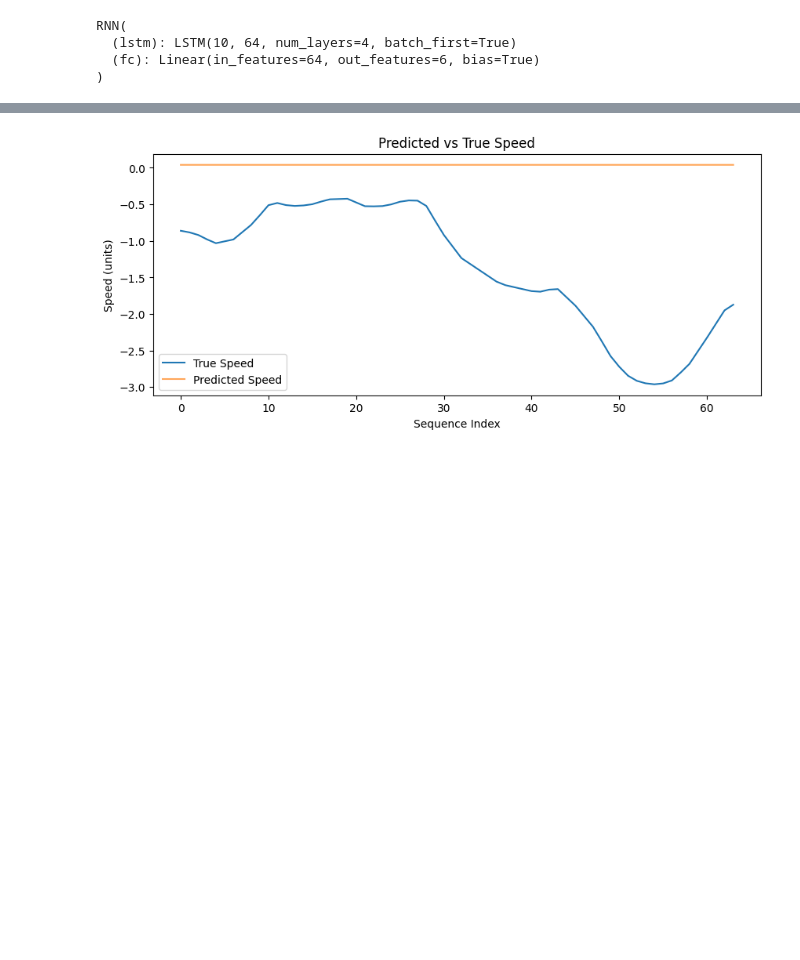
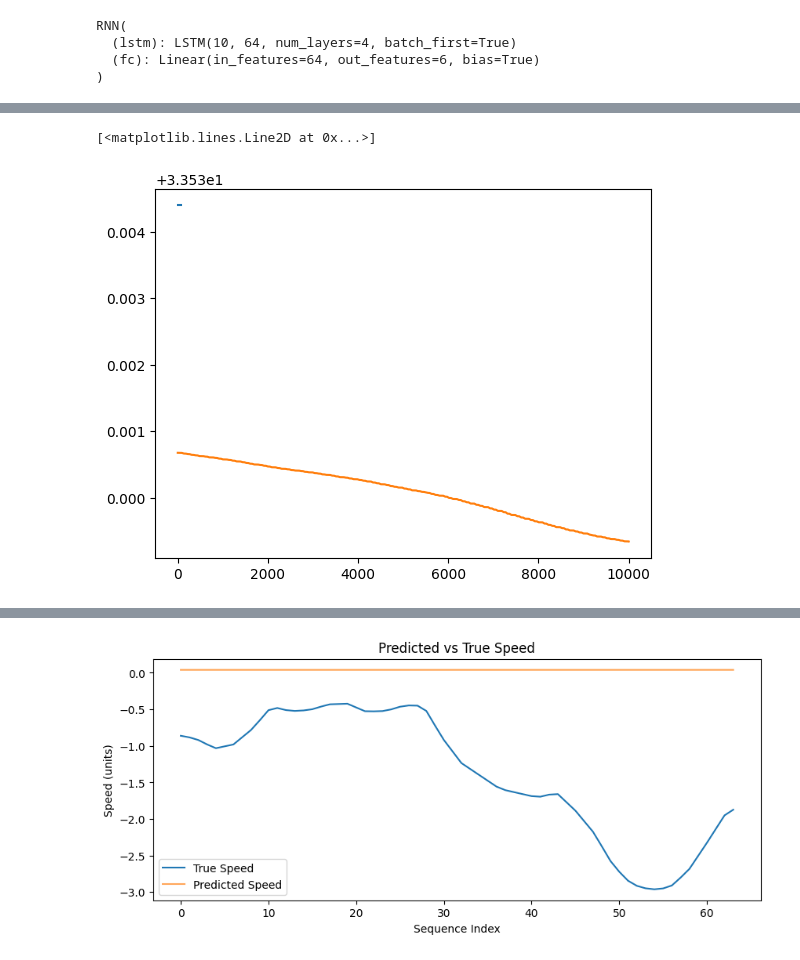
Before and after one commit to UBC-Solar/hack_the_track, a Jupyter notebook: backend/telemetry/data_optimiser_preprocessing.ipynb, the cells around one changed output, grey strips where cells are left out. Saved outputs shown, nothing was run; the diff lists cells and outputs as text; code cells hidden in the pictures; blank space fills up the shorter version.

```diff
--- a/backend/telemetry/data_optimiser_preprocessing.ipynb
+++ b/backend/telemetry/data_optimiser_preprocessing.ipynb
@@ -90,44 +90,10 @@ df_gps = pd.read_csv(r"C:\Users\sanar\PycharmProjects\hack_the_track\backend\R2_
 df_gps = df_gps[df_gps['original_vehicle_id'] == "GR86-022-13"]
 df_lat = df_gps[df_gps['telemetry_name'] == "VBOX_Lat_Min"]
 df_long = df_gps[df_gps['telemetry_name'] == "VBOX_Long_Minutes"]
-# %%
-import pandas as pd
-import numpy as np
-
-def extract_10s(df, start_ts, ts_col, sample_count):
-    df = df.copy()
-    # Convert timestamps safely, infer format, handle UTC
-    df[ts_col] = pd.to_datetime(df[ts_col], utc=True, errors='coerce')
-    start_ts = pd.to_datetime(start_ts, utc=True)
-
-    # drop any rows where parsing failed
-    df = df.dropna(subset=[ts_col]).sort_values(ts_col).reset_index(drop=True)
-    if df.empty:
-        raise ValueError("Dataframe has no valid timestamps after parsing.")
-
-    # find nearest timestamp to start_ts
-    diffs = (df[ts_col] - start_ts).abs()
-    nearest_idx = diffs.idxmin()
-
-    # slice sample_count rows starting from nearest index
-    end_idx = nearest_idx + sample_count
-    df_slice = df.iloc[nearest_idx:end_idx].reset_index(drop=True)
-
-    return df_slice
 # %%
 df_long_10s = extract_10s(df_long, start_ts = "2025-09-05T04:10:20.078Z", ts_col="timestamp", sample_count=200)
 # %%
 df_lat_10s = extract_10s(df_lat, start_ts = "2025-09-05T04:10:20.078Z", ts_col="timestamp", sample_count=200)
-# %%
-#random car
-
-
-
-
-df_gps = pd.read_csv(r"C:\Users\sanar\PycharmProjects\hack_the_track\backend\R2_barber_telemetry_data.csv")
-df_gps = df_gps[df_gps['original_vehicle_id'] == "GR86-025-47"]
-df_lat = df_gps[df_gps['telemetry_name'] == "VBOX_Lat_Min"]
-df_long = df_gps[df_gps['telemetry_name'] == "VBOX_Long_Minutes"]
 # %%
 df_long_car47 = extract_10s(df_long, start_ts = "2025-09-05T21:51:21.487Z", ts_col="timestamp", sample_count=200)
 df_lat_car47 = extract_10s(df_lat, start_ts = "2025-09-05T21:51:21.487Z", ts_col = "timestamp", sample_count=200)
@@ -171,7 +137,7 @@ final_df_car13.head()
 import pandas as pd
 import numpy as np
 
-def extract_10s_flexible(df, start_ts, ts_col="timestamp", sample_count=None):
+def extract_10s(df, start_ts, ts_col="timestamp", sample_count=None):
 
     df = df.copy()
     start_ts = pd.to_datetime(start_ts, utc=True)
@@ -218,7 +184,7 @@ final_df_car13.head()
 | 2025-09-05 03:37:37.664000+00:00 | 0.333302 | 0.050535 | 126.770323 | 3.0 | 92.608372 | 6697.0 | 0.0 | 0.0 | 33.530929 | -86.619173 |
 | 2025-09-05 03:37:37.665000+00:00 | 0.334070 | 0.053046 | 126.777097 | 3.0 | 92.601163 | 6697.0 | 0.0 | 0.0 | 33.530929 | -86.619174 |
 # %%
-final_df_car13_10s = extract_10s_flexible(final_df_car13, "2025-09-05 04:09:31.839000+00:00")
+final_df_car13_10s = extract_10s(final_df_car13, "2025-09-05 04:09:31.838000+00:00")
 # %%
 #feedin gin data for every 10 seconds:
 import os
@@ -441,0 +378,6 @@ print(y_actual[:,4])
+# %%
+plt.plot(out_pred[:,4])
+plt.plot(final_df_car13_10s['latitude'])
+# %% [output]
+[<matplotlib.lines.Line2D at 0x...>]
+[figure, added]
```
Also changed, not shown: parts of 11 cells of this notebook.
